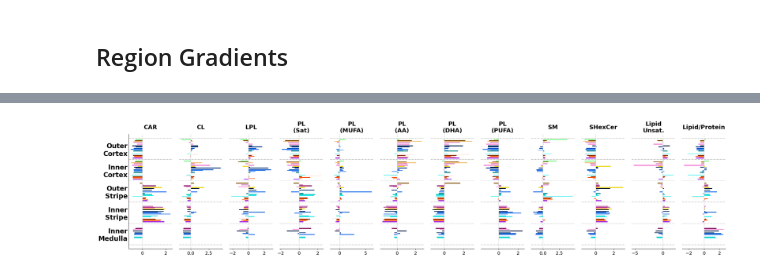
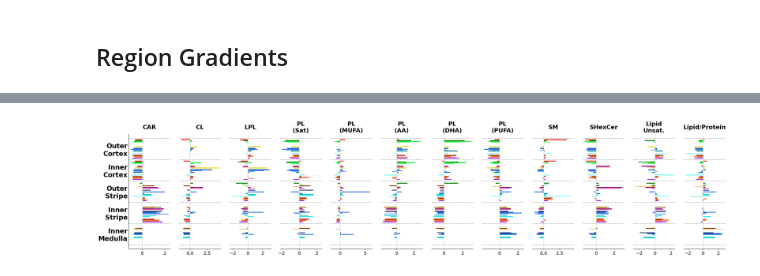
Before and after one commit to jvillazon/hsi_machine_learning, a Jupyter notebook: sk_classifier/integrated_pipeline.ipynb, the cells around one changed output, grey strips where cells are left out. Saved outputs shown, nothing was run; the diff lists cells and outputs as text; code cells hidden in the pictures.

Commit message:
Integrate laptop work back into main branch. This includes updates to the integrated pipeline script, specifically modifying the output directory and adjusting the way plots are generated.

```diff
--- a/sk_classifier/integrated_pipeline.ipynb
+++ b/sk_classifier/integrated_pipeline.ipynb
@@ -664,5 +455,0 @@ Categories (5, object): ['Outer Cortex' < 'Juxtamedullary Cortex' < 'Outer Strip
-# %%
-group_order = ['Outer Cortex', 'Middle Cortex', 'Juxtamedullary Cortex', 'Outer Stripe', 'Inner Stripe', 'Inner Medulla']
-df['unit'] = pd.Categorical(df['unit'], categories=unit_order, ordered=True)
-df['group'] = pd.Categorical(df['group'], categories=group_order, ordered=True)
-df
@@ -724,28 +456,57 @@ unit_order
 # %%
+import numpy as np
 df = df.replace({'Middle Cortex': 'Outer Cortex', 'Juxtamedullary Cortex': 'Inner Cortex', 'Cluster3':'Cluster4', 'Cluster13': 'Cluster12', 'Cluster14': 'Cluster12', 'Cluster10': 'Cluster9'} )
 
 group_order = ['Outer Cortex', 'Inner Cortex', 'Outer Stripe', 'Inner Stripe', 'Inner Medulla']
 
 regions = ['Outer\nCortex', 'Inner\nCortex', 'Outer\nStripe', 'Inner\nStripe', 'Inner\nMedulla']
 
+unit_order = [
+    "Cluster1",
+    "Cluster2",
+    #   "Cluster3",
+    "Cluster4",
+    "Cluster5",
+    "Cluster6",
+    "Cluster7",
+    "Cluster8",
+    "Cluster9",
+    #   "Cluster10",
+    "Cluster11",
+    "Cluster12",
+    #   "Cluster13",
+    #   "Cluster14",
+    "Cluster15",
+    "Cluster16",
+    "Cluster17",
+    "Cluster18",
+    "Cluster19",
+    "Cluster20",
+    "Cluster21",
+    "Cluster22",
+    "Cluster23",
+    "Cluster24",
+    "Cluster25",
+    "Cluster26"
+    ]
 df['mask_name'] = pd.Categorical(df['mask_name'], categories=unit_order, ordered=True)
 df['group'] = pd.Categorical(df['group'], categories=group_order, ordered=True)
 
 hue_colors={
     "Cluster1": "#eb2d13",
     "Cluster2": "#0a8416",
-    "Cluster3": "#42a84c",
+    # "Cluster3": "#42a84c",
     "Cluster4": "#13eb28",
     "Cluster5": "#7af487",
     "Cluster6": "#84530a",
     "Cluster7": "#f4c37a",
-    "Cluster8": "#dd90c7",
-    "Cluster9": "#840a62",
-    "Cluster10": "#f47ad2",
+    "Cluster8": "#840a62",
+    "Cluster9": "#f47ad2",
+    # "Cluster10": "#f47ad2",
     "Cluster11": "#ebd613",
     "Cluster12": "#09234b",
-    "Cluster13": "#0a3b84",
-    "Cluster14": "#355483",
+    # "Cluster13": "#0a3b84",
+    # "Cluster14": "#355483",
     "Cluster15": "#105ac9",
     "Cluster16": "#357fee",
     "Cluster17": "#7aabf4",
@@ -800,32 +561,32 @@ for i, val_col in enumerate(col_groups.keys()):
         sns.despine(ax=ax[i], top=True, right=False, left=True)
     else:
         sns.despine(ax=ax[i], top=True, right=True, left=True)
 
     if len(y_ticks) > 1:
         # Calculate the distance between bars
         spacing = y_ticks[1] - y_ticks[0]
 
         # This includes boundary lines below the first bar and above the last bar
         minor_ticks = np.arange(y_ticks[0] - spacing/2, y_ticks[-1] + spacing, spacing)
         ax[i].set_yticks(minor_ticks, minor=True)
 
         # Turn off the major grid (at the ticks) and turn on the minor grid
         ax[i].grid(False, which='major', axis='y')
         ax[i].grid(True, which='minor', axis='y', linestyle='-.', color='gray', linewidth=0.9)
 
     # ax[i].set_xlim(-2, 2)
 
 
     ax[i].tick_params(which='both', axis='y', length=0)
     ax[i].tick_params(axis='x', labelsize=14)
     ax[i].set_yticklabels(regions[::-1], fontsize=20, fontweight='bold')
     ax[i].set_ylabel('')
     ax[i].set_xlabel('')
     ax[i].set_title(val_col.replace(" ",'\n'), y=1.04, va='center', fontsize=18, fontweight='bold')
 
     # ax[i].xaxis.label.set(fontsize=18, fontweight='bold')
 plt.tight_layout()
-plt.savefig(r"C:\Users\jvill\OneDrive - UC San Diego\integrated_pipeline\WSI_data\WSI_data\plots_CODEX_clusters-regions_masks\region_gradient_barplot.png",dpi=300, transparent=True)
+# plt.savefig(r"C:\Users\jvill\OneDrive - UC San Diego\integrated_pipeline\WSI_data\WSI_data\plots_CODEX_clusters-regions_masks\region_gradient_barplot.png",dpi=300, transparent=True)
 plt.show()
 # %% [output]
-[figure, old version]
+[figure, new version]
```
Also changed, not shown: parts of 27 cells of this notebook, 3 other files.
